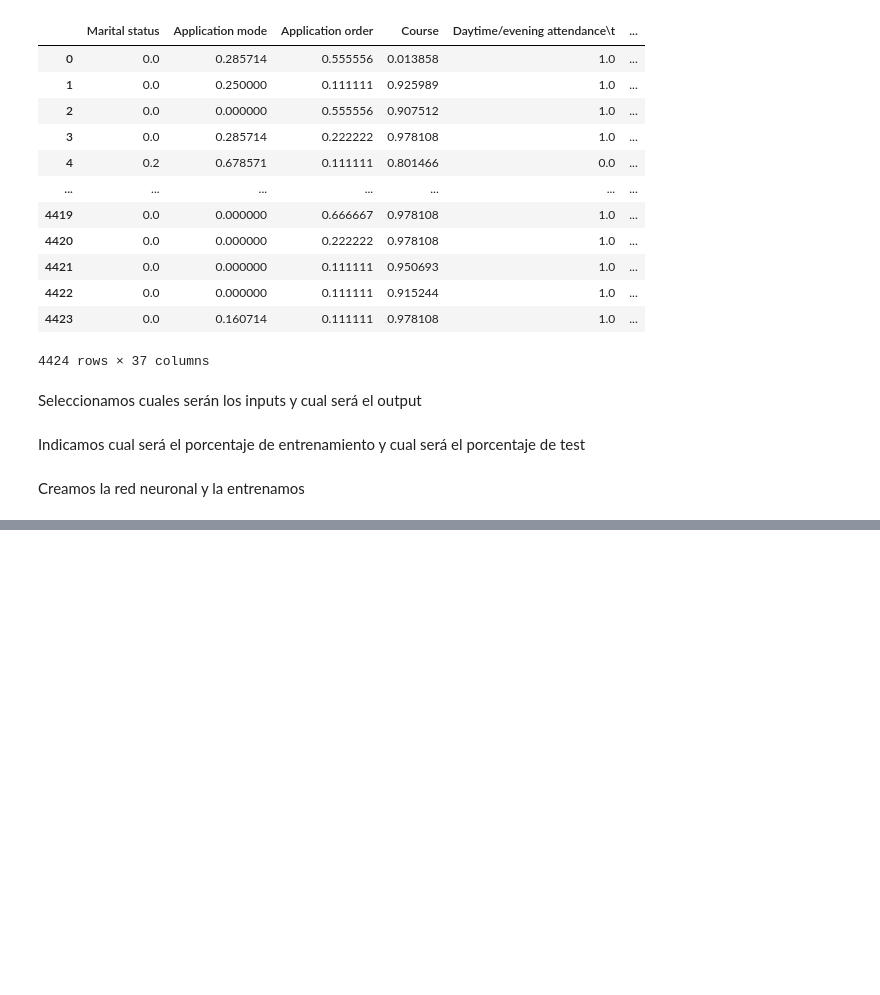
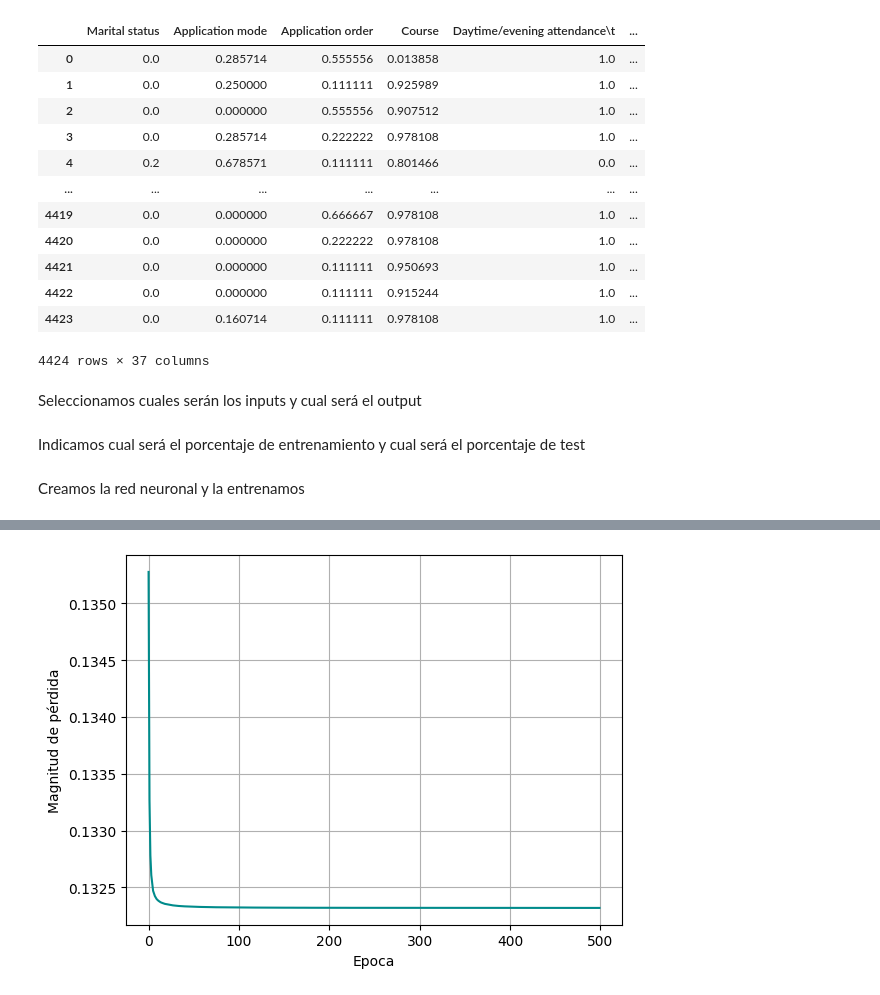
Before and after one commit to Knitrot/Sue-o, a Jupyter notebook: sueño.ipynb, the cells around one changed output, grey strips where cells are left out. Saved outputs shown, nothing was run; the diff lists cells and outputs as text; code cells hidden in the pictures; blank space fills up the shorter version.

```diff
--- a/sueño.ipynb
+++ b/sueño.ipynb
@@ -694,7 +694,7 @@ model = keras.Sequential([
 ])
 model.compile(optimizer='adam', loss='mean_squared_error', metrics=['mae'])
 
-model.fit(X_train, Y_train, epochs=500, batch_size=32, validation_split=0.2)
+historial=model.fit(X_train, Y_train, epochs=500, batch_size=32, validation_split=0.2)
 
 loss, mae = model.evaluate(X_test, Y_test)
 # %% [output]
@@ -717,0 +718,8 @@ Epoch 500/500
+# %%
+plt.figure(1)
+plt.xlabel('Epoca')
+plt.ylabel('Magnitud de pérdida')
+plt.plot(historial.history['loss'],'darkcyan')
+plt.grid()
+# %% [output]
+[figure, added]
```
Also changed, not shown: parts of 4 cells of this notebook.
